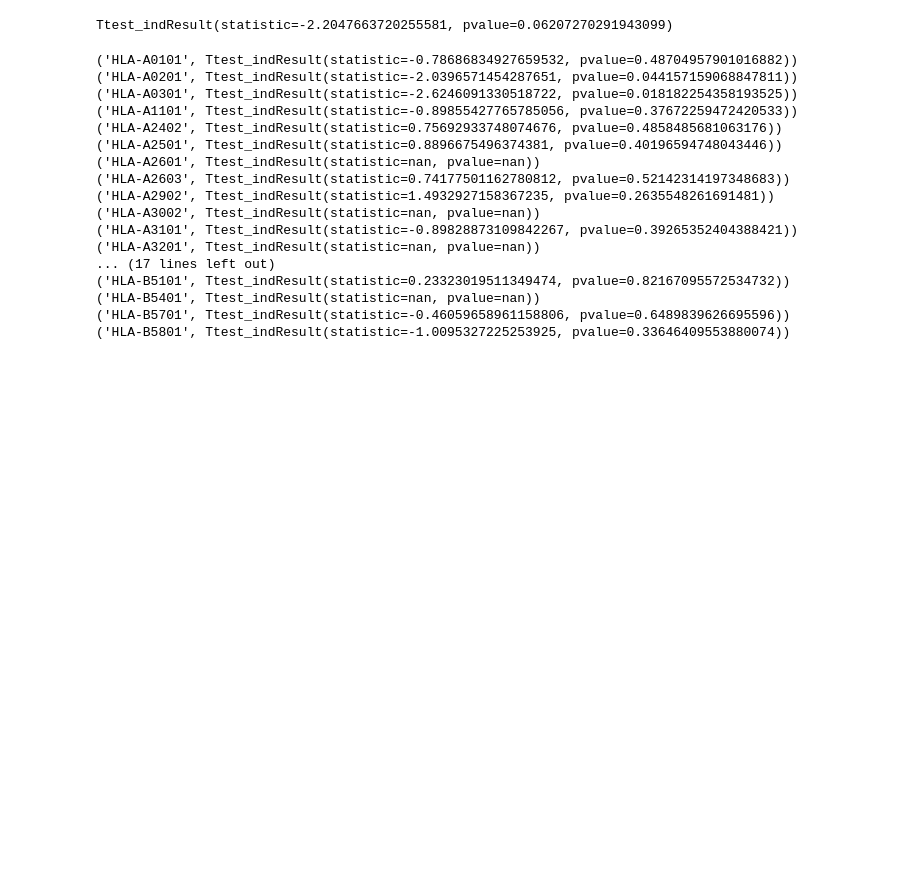
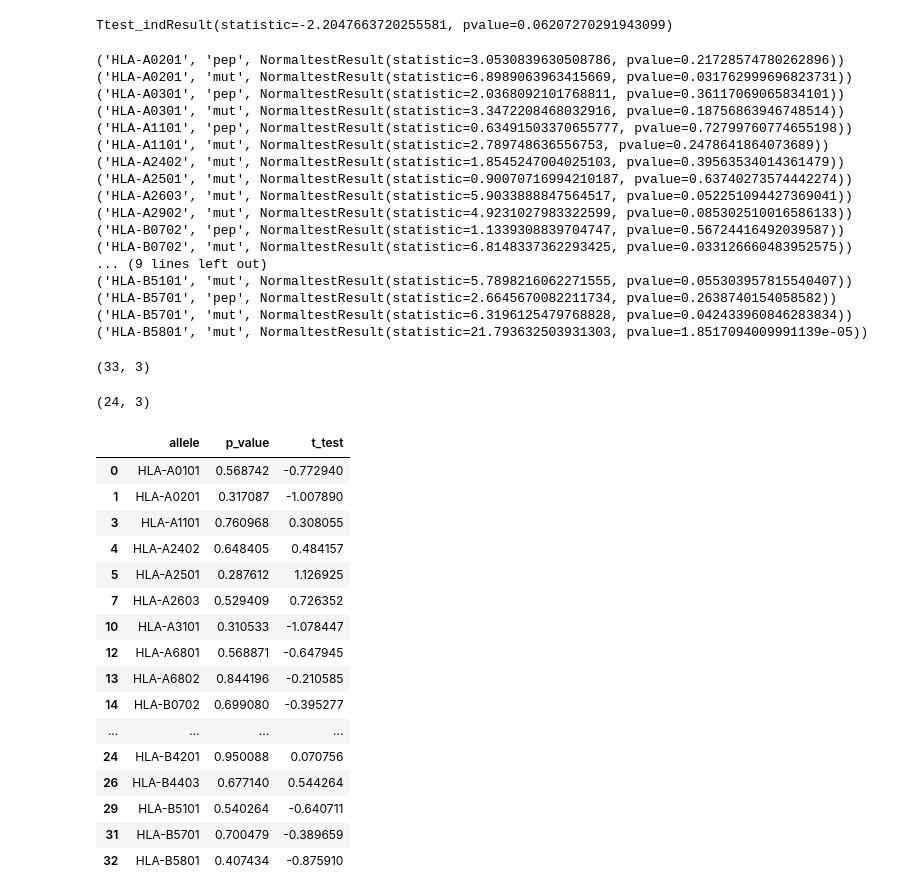
Before and after one commit to antigenomics/ipred, a Jupyter notebook: HIV_peptides.ipynb, the cells around one changed output. Drawn from its saved outputs; the diff is of its cells as text; code cells hidden in the pictures; blank space fills up the shorter version.

```diff
--- a/HIV_peptides.ipynb
+++ b/HIV_peptides.ipynb
@@ -302,25 +304,68 @@ scipy.stats.ttest_ind(c['Binder'], c['Non_binder'], equal_var=False)
 # %% [output]
 Ttest_indResult(statistic=-2.2047663720255581, pvalue=0.06207270291943099)
 # %%
+from scipy.stats import normaltest
+t_list = []
+p_list = []
+allele_list = []
 for allele in unique(predictions['Allele']):
     a = predictions[predictions['Allele'] == allele][predictions['Binding']=='Binder']['Prediction']
     b = predictions[predictions['Allele'] == allele][predictions['Binding']=='Non_binder']['Prediction']
-    print(allele, scipy.stats.ttest_ind(a, b, equal_var=False))
+    a = np.log10(a)
+    b = np.log10(b)
+    c = scipy.stats.ttest_ind(a, b, equal_var=False)
+    if len(a) >= 8:
+        print(allele, 'pep', normaltest(a))
+    if len(b) >= 8:
+        print(allele, 'mut', normaltest(b))
+    t_list.append(c[0])
+    p_list.append(c[1])
+    allele_list.append(allele)
+stats_df = pd.DataFrame({'t_test': t_list,
+                         'p_value': p_list,
+                         'allele': allele_list})
+stats_df.shape
 # %% [output]
-('HLA-A0101', Ttest_indResult(statistic=-0.78686834927659532, pvalue=0.48704957901016882))
-('HLA-A0201', Ttest_indResult(statistic=-2.0396571454287651, pvalue=0.044157159068847811))
-('HLA-A0301', Ttest_indResult(statistic=-2.6246091330518722, pvalue=0.018182254358193525))
-('HLA-A1101', Ttest_indResult(statistic=-0.89855427765785056, pvalue=0.37672259472420533))
-('HLA-A2402', Ttest_indResult(statistic=0.75692933748074676, pvalue=0.4858485681063176))
-('HLA-A2501', Ttest_indResult(statistic=0.8896675496374381, pvalue=0.40196594748043446))
-('HLA-A2601', Ttest_indResult(statistic=nan, pvalue=nan))
-('HLA-A2603', Ttest_indResult(statistic=0.74177501162780812, pvalue=0.52142314197348683))
-('HLA-A2902', Ttest_indResult(statistic=1.4932927158367235, pvalue=0.2635548261691481))
-('HLA-A3002', Ttest_indResult(statistic=nan, pvalue=nan))
-('HLA-A3101', Ttest_indResult(statistic=-0.89828873109842267, pvalue=0.39265352404388421))
-('HLA-A3201', Ttest_indResult(statistic=nan, pvalue=nan))
-... (17 lines left out)
-('HLA-B5101', Ttest_indResult(statistic=0.23323019511349474, pvalue=0.82167095572534732))
-('HLA-B5401', Ttest_indResult(statistic=nan, pvalue=nan))
-('HLA-B5701', Ttest_indResult(statistic=-0.46059658961158806, pvalue=0.6489839626695596))
-('HLA-B5801', Ttest_indResult(statistic=-1.0095327225253925, pvalue=0.33646409553880074))
+('HLA-A0201', 'pep', NormaltestResult(statistic=3.0530839630508786, pvalue=0.21728574780262896))
+('HLA-A0201', 'mut', NormaltestResult(statistic=6.8989063963415669, pvalue=0.031762999696823731))
+('HLA-A0301', 'pep', NormaltestResult(statistic=2.0368092101768811, pvalue=0.36117069065834101))
+('HLA-A0301', 'mut', NormaltestResult(statistic=3.3472208468032916, pvalue=0.18756863946748514))
+('HLA-A1101', 'pep', NormaltestResult(statistic=0.63491503370655777, pvalue=0.72799760774655198))
+('HLA-A1101', 'mut', NormaltestResult(statistic=2.789748636556753, pvalue=0.2478641864073689))
+('HLA-A2402', 'mut', NormaltestResult(statistic=1.8545247004025103, pvalue=0.39563534014361479))
+('HLA-A2501', 'mut', NormaltestResult(statistic=0.90070716994210187, pvalue=0.63740273574442274))
+('HLA-A2603', 'mut', NormaltestResult(statistic=5.9033888847564517, pvalue=0.052251094427369041))
+('HLA-A2902', 'mut', NormaltestResult(statistic=4.9231027983322599, pvalue=0.085302510016586133))
+('HLA-B0702', 'pep', NormaltestResult(statistic=1.1339308839704747, pvalue=0.56724416492039587))
+('HLA-B0702', 'mut', NormaltestResult(statistic=6.8148337362293425, pvalue=0.033126660483952575))
+... (9 lines left out)
+('HLA-B5101', 'mut', NormaltestResult(statistic=5.7898216062271555, pvalue=0.055303957815540407))
+('HLA-B5701', 'pep', NormaltestResult(statistic=2.6645670082211734, pvalue=0.2638740154058582))
+('HLA-B5701', 'mut', NormaltestResult(statistic=6.3196125479768828, pvalue=0.042433960846283834))
+('HLA-B5801', 'mut', NormaltestResult(statistic=21.793632503931303, pvalue=1.8517094009991139e-05))
+(33, 3)
+# %%
+stats_df = stats_df.dropna()
+stats_df.shape
+# %% [output]
+(24, 3)
+# %%
+stats_df[stats_df['p_value']>=0.05]
+# %% [output]
+|  | allele | p_value | t_test |
+| 0 | HLA-A0101 | 0.568742 | -0.772940 |
+| 1 | HLA-A0201 | 0.317087 | -1.007890 |
+| 3 | HLA-A1101 | 0.760968 | 0.308055 |
+| 4 | HLA-A2402 | 0.648405 | 0.484157 |
+| 5 | HLA-A2501 | 0.287612 | 1.126925 |
+| 7 | HLA-A2603 | 0.529409 | 0.726352 |
+| 10 | HLA-A3101 | 0.310533 | -1.078447 |
+| 12 | HLA-A6801 | 0.568871 | -0.647945 |
+| 13 | HLA-A6802 | 0.844196 | -0.210585 |
+| 14 | HLA-B0702 | 0.699080 | -0.395277 |
+| ... | ... | ... | ... |
+| 24 | HLA-B4201 | 0.950088 | 0.070756 |
+| 26 | HLA-B4403 | 0.677140 | 0.544264 |
+| 29 | HLA-B5101 | 0.540264 | -0.640711 |
+| 31 | HLA-B5701 | 0.700479 | -0.389659 |
+| 32 | HLA-B5801 | 0.407434 | -0.875910 |
```
Also changed, not shown: parts of 9 cells of this notebook, 2 other files.
